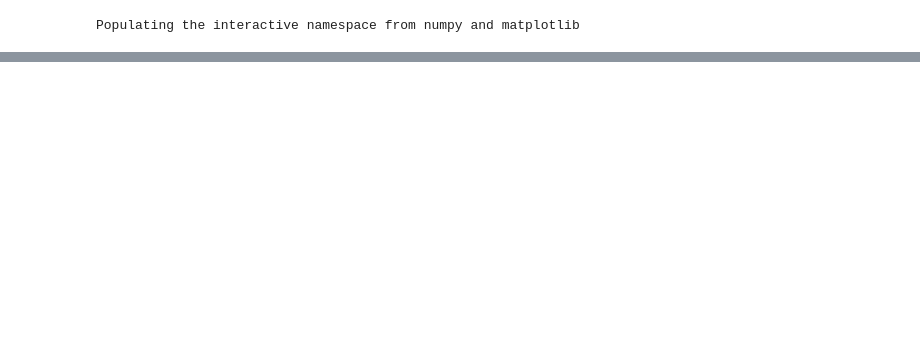
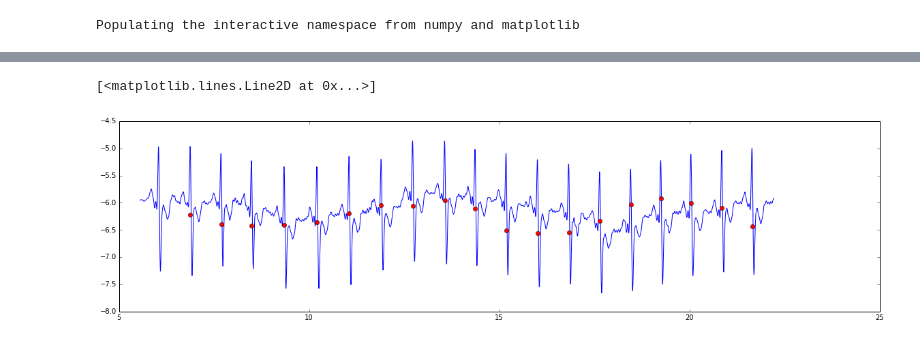
Before and after one commit to diitaz93/MC, a Jupyter notebook: Proyecto/Proyecto.ipynb, the cells around one changed output, grey strips where cells are left out. Cells and saved outputs as stored; diff of their text form; code cells hidden in the pictures; blank space fills up the shorter version.

```diff
--- a/Proyecto/Proyecto.ipynb
+++ b/Proyecto/Proyecto.ipynb
@@ -67,0 +265,9 @@ plot(t,V)
+# %%
+ar=arange(1,300)
+pks=find_peaks_cwt(filt[2000:8000],ar)
+figure(figsize=(20,5))
+plot(t[2000:8000],filt[2000:8000])
+plot(t[2000:8000][pks],filt[pks],'ro')
+# %% [output]
+[<matplotlib.lines.Line2D at 0x...>]
+[figure, added]
```
Also changed, not shown: parts of 19 cells of this notebook, 4 other files.
